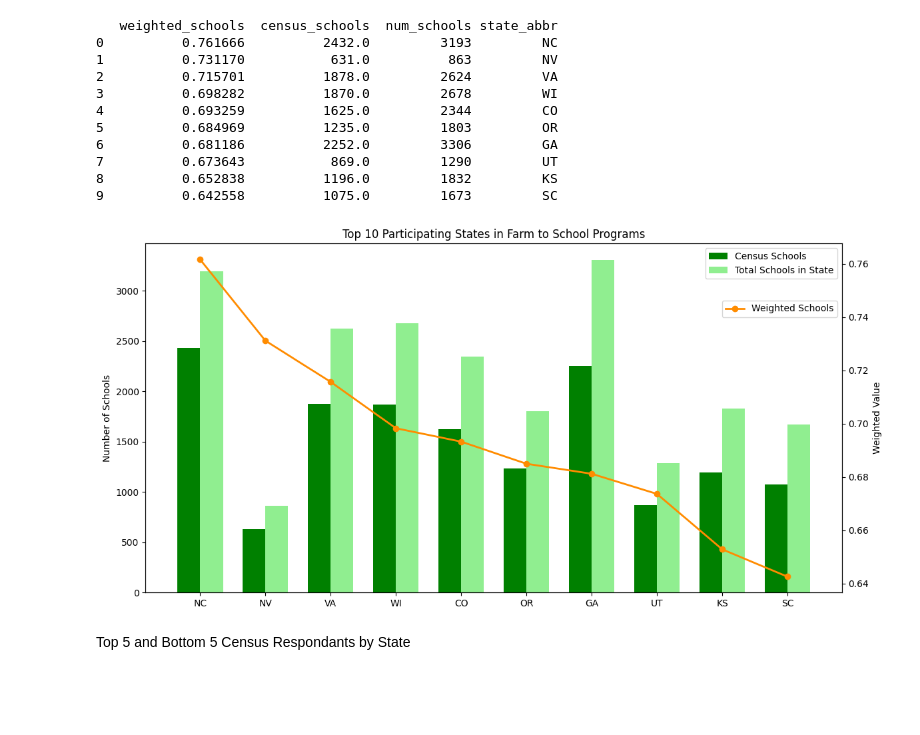
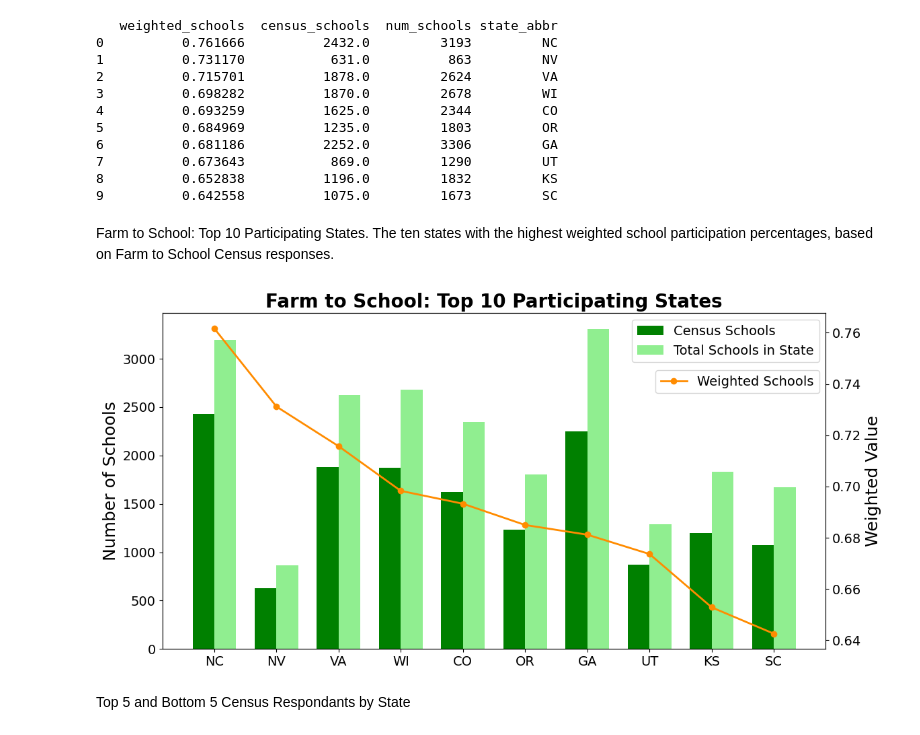
Before and after one commit to mollichite/Feeding-Minds-Data-on-Farm-to-School-Efforts-Nationwide, a Jupyter notebook: notebooks/final_cleaning.ipynb, the cells around one changed output. Saved outputs shown, nothing was run; the diff lists cells and outputs as text; code cells hidden in the pictures; blank space fills up the shorter version.

```diff
--- a/notebooks/final_cleaning.ipynb
+++ b/notebooks/final_cleaning.ipynb
@@ -614,37 +612,40 @@ print(result2)
 7          0.673643           869.0         1290         UT
 8          0.652838          1196.0         1832         KS
 9          0.642558          1075.0         1673         SC
+# %% [markdown]
+Farm to School: Top 10 Participating States. The ten states with the highest weighted school participation percentages, based on Farm to School Census responses.
 # %%
 df = result2.sort_values("weighted_schools", ascending=False)
 
 #Plot setup
 fig, ax1 = plt.subplots(figsize=(12, 6))
 x = range(len(df))
 bar_width = 0.35
 
 #Bars for census and total schools
 ax1.bar([i - bar_width/2 for i in x], df["census_schools"],
         width=bar_width, label="Census Schools", color="green")
 ax1.bar([i + bar_width/2 for i in x], df["num_schools"],
         width=bar_width, label="Total Schools in State", color="lightgreen")
 
 ax1.set_xticks(x)
 ax1.set_xticklabels(df["state_abbr"])
 ax1.set_ylabel("Number of Schools")
 ax1.legend(loc="upper right", bbox_to_anchor=(1, 1))
 
 #Secondary axis for weighted schools
 ax2 = ax1.twinx()
 ax2.plot(x, df["weighted_schools"], color="darkorange", marker="o",
          linewidth=2, label="Weighted Schools")
 ax2.set_ylabel("Weighted Value")
 ax2.legend(loc="upper right", bbox_to_anchor=(1, 0.85))
 
-plt.title("Top 10 Participating States in Farm to School Programs")
+plt.title("Farm to School: Top 10 Participating States", fontweight='bold')
 plt.tight_layout()
+plt.savefig(r"C:\Users\molly\projects\farm_to_school\visuals\V2_top10", dpi=300, bbox_inches='tight')
 plt.show()
 # %% [output]
-[figure, old version]
+[figure, new version]
 # %% [markdown]
 Top 5 and Bottom 5 Census Respondants by State
 # %%
```
Also changed, not shown: parts of 24 cells of this notebook.
